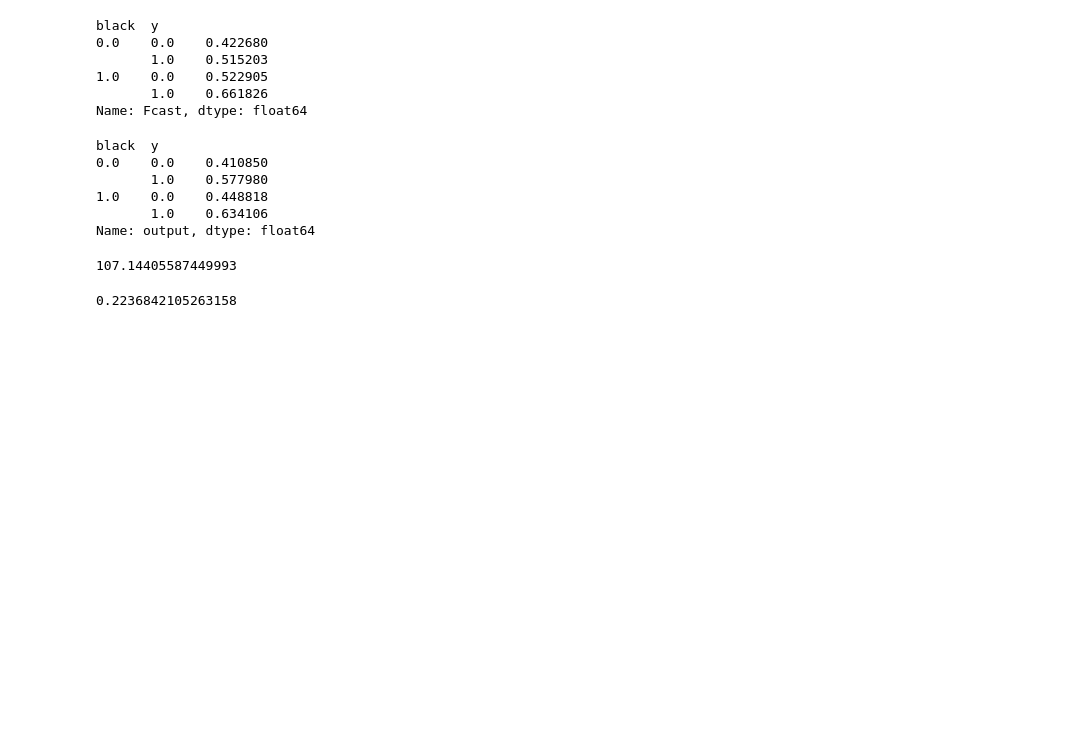
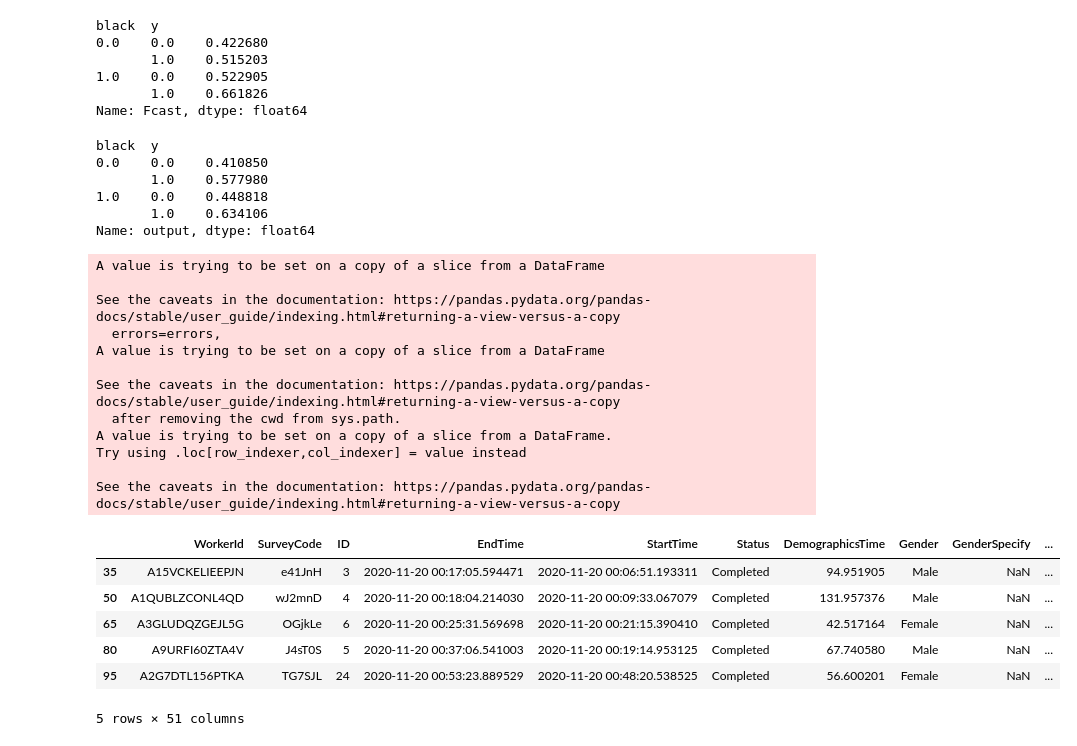
Before and after one commit to dsbowen/algorithm-fairness, a Jupyter notebook: analysis/comparison.ipynb, the cells around one changed output. Cells and saved outputs as stored; diff of their text form; code cells hidden in the pictures; blank space fills up the shorter version.

```diff
--- a/analysis/comparison.ipynb
+++ b/analysis/comparison.ipynb
@@ -136,13 +160,28 @@ Name: output, dtype: float64
 # %%
 # compute bonuses
 completed_df = df[df.Status == 'Completed']
-bonus_df = 1.5 * (1-completed_df.groupby(by='ParticipantID').Score.mean())
-bonus_df.to_csv('../data/comparison_bonus_1.csv')
+completed_df.rename(columns={'ParticipantID': 'WorkerId', 'CompletionCode': 'SurveyCode'}, inplace=True)
+completed_df.drop_duplicates(subset=['WorkerId'], inplace=True)
+bonus_df = 1.5*(1 - completed_df.groupby(by='WorkerId').Score.mean())
+completed_df['BonusAmount'] = bonus_df.values
+completed_df.head()
+# %% [output]
+A value is trying to be set on a copy of a slice from a DataFrame
+
+See the caveats in the documentation: https://pandas.pydata.org/pandas-docs/stable/user_guide/indexing.html#returning-a-view-versus-a-copy
+  errors=errors,
+A value is trying to be set on a copy of a slice from a DataFrame
+
+See the caveats in the documentation: https://pandas.pydata.org/pandas-docs/stable/user_guide/indexing.html#returning-a-view-versus-a-copy
+  after removing the cwd from sys.path.
+A value is trying to be set on a copy of a slice from a DataFrame.
+Try using .loc[row_indexer,col_indexer] = value instead
+
+See the caveats in the documentation: https://pandas.pydata.org/pandas-docs/stable/user_guide/indexing.html#returning-a-view-versus-a-copy
+|  | WorkerId | SurveyCode | ID | EndTime | StartTime | Status | DemographicsTime | Gender | GenderSpecify | ... |
+| 35 | A15VCKELIEEPJN | e41JnH | 3 | 2020-11-20 00:17:05.594471 | 2020-11-20 00:06:51.193311 | Completed | 94.951905 | Male | NaN | ... |
+| 50 | A1QUBLZCONL4QD | wJ2mnD | 4 | 2020-11-20 00:18:04.214030 | 2020-11-20 00:09:33.067079 | Completed | 131.957376 | Male | NaN | ... |
+| 65 | A3GLUDQZGEJL5G | OGjkLe | 6 | 2020-11-20 00:25:31.569698 | 2020-11-20 00:21:15.390410 | Completed | 42.517164 | Female | NaN | ... |
+| 80 | A9URFI60ZTA4V | J4sT0S | 5 | 2020-11-20 00:37:06.541003 | 2020-11-20 00:19:14.953125 | Completed | 67.740580 | Male | NaN | ... |
+| 95 | A2G7DTL156PTKA | TG7SJL | 24 | 2020-11-20 00:53:23.889529 | 2020-11-20 00:48:20.538525 | Completed | 56.600201 | Female | NaN | ... |
+5 rows × 51 columns
-# %%
-bonus_df.sum()
-# %% [output]
-107.14405587449993
-# %%
-(bonus_df > 1.5).mean()
-# %% [output]
-0.2236842105263158
```
Also changed, not shown: parts of 4 cells of this notebook, 8 other files.
